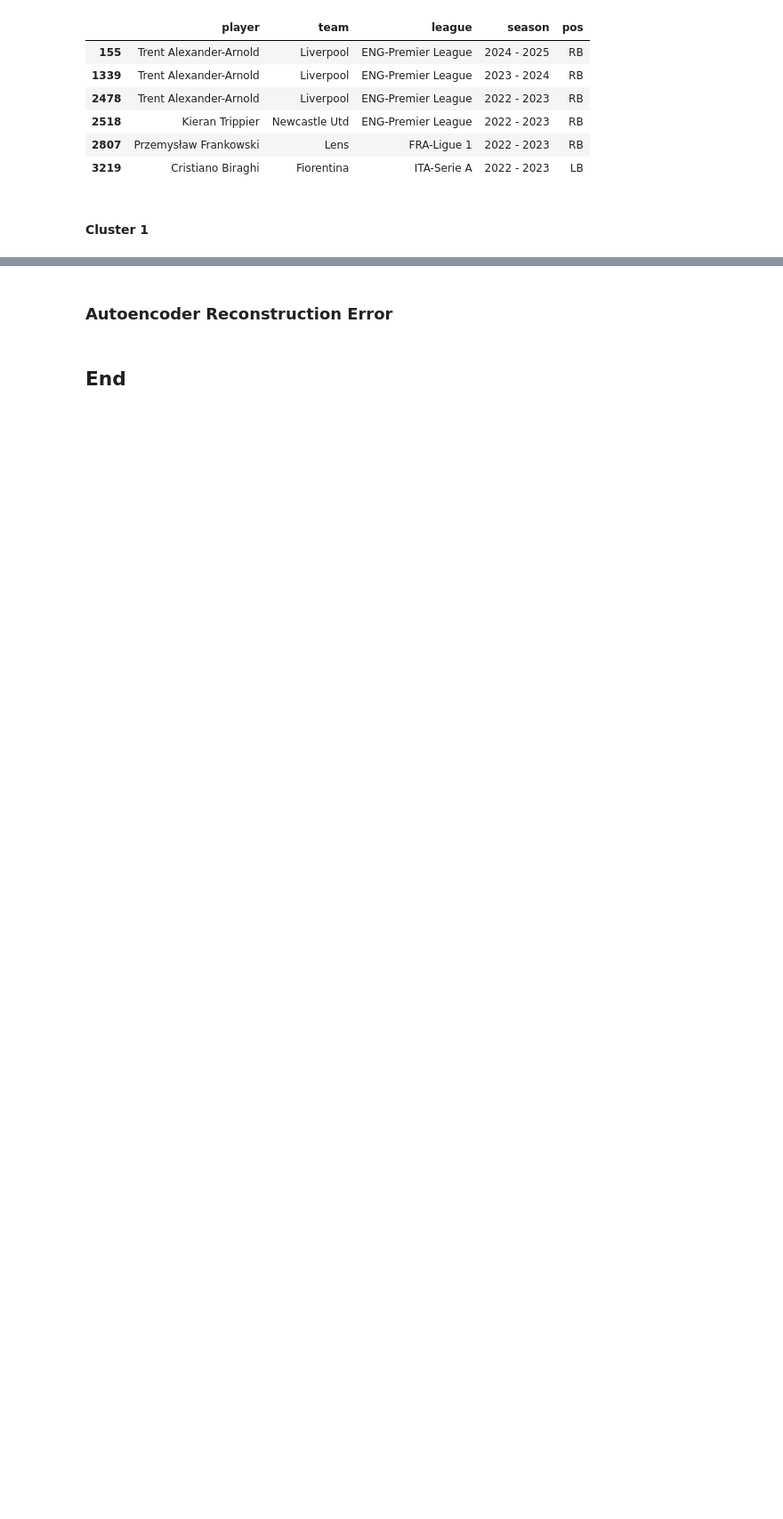
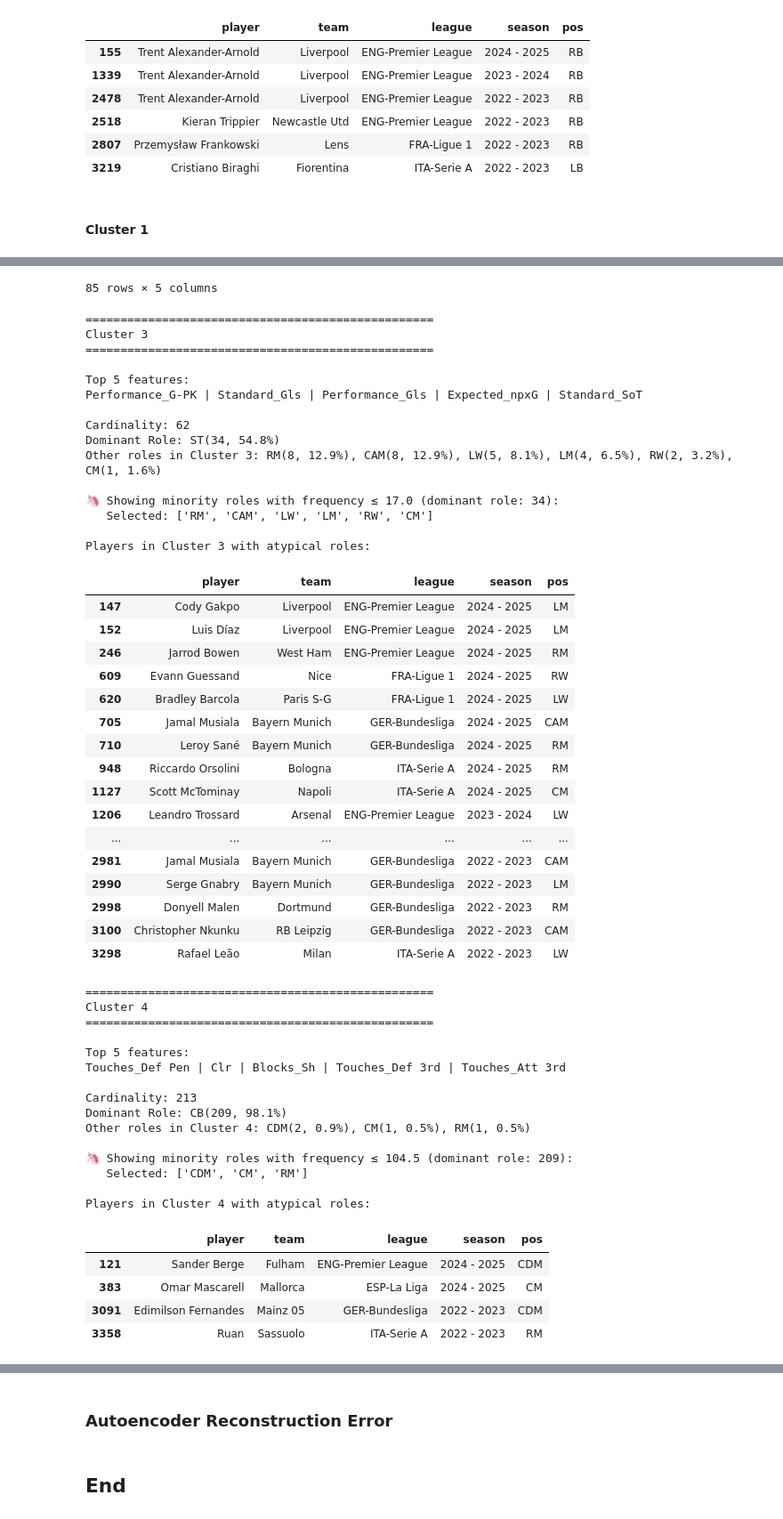
Before and after one commit to andreamurari/DataDriven_Soccer_Scouting, a Jupyter notebook: DataDriven_Soccer_Scouting.ipynb, the cells around one changed output, grey strips where cells are left out. Shown at 89% size. Cells and saved outputs as stored; diff of their text form; code cells hidden in the pictures; blank space fills up the shorter version.

```diff
--- a/DataDriven_Soccer_Scouting.ipynb
+++ b/DataDriven_Soccer_Scouting.ipynb
@@ -1046,16 +1086,7 @@ Players in Cluster 0 with atypical roles:
 # %% [markdown]
 #### Cluster 1
 # %%
-print("==============================================")
-print("Cluster 1")
-print("==============================================")
-
-print("\nTop 5 features:")
-print(df_cluster_profile[df_cluster_profile['Cluster'] == 1]['Top 5 Features'].values[0])
-
-print("\nCardinality:", df_cluster_profile[df_cluster_profile['Cluster'] == 1]['Player Count'].values[0])
-print("Dominant Role:", df_cluster_profile[df_cluster_profile['Cluster'] == 1]['Most Freq Pos'].values[0])
-print("Other roles in Cluster 1:", df_cluster_profile[df_cluster_profile['Cluster'] == 1]['Other Positions'].values[0])
-print("\nPlayers in Cluster 1 with atypical roles:")
-display(df_clusters[(df_clusters['cluster'] == 1) & (df_clusters['pos'] != 'ST')][['player', 'team', 'league', 'season', 'pos']])
+for i in range(k):
+    if minority_pos := print_cluster_analysis(i, df_clusters, df_cluster_profile):
+        display(df_clusters[(df_clusters['cluster'] == i) & (df_clusters['pos'].isin(minority_pos))][['player', 'team', 'league', 'season', 'pos']])
 # %% [output]
@@ -1090,0 +1174,53 @@ Players in Cluster 1 with atypical roles:
+85 rows × 5 columns
+==================================================
+Cluster 3
+==================================================
+
+Top 5 features:
+Performance_G-PK | Standard_Gls | Performance_Gls | Expected_npxG | Standard_SoT
+
+Cardinality: 62
+Dominant Role: ST(34, 54.8%)
+Other roles in Cluster 3: RM(8, 12.9%), CAM(8, 12.9%), LW(5, 8.1%), LM(4, 6.5%), RW(2, 3.2%), CM(1, 1.6%)
+
+🦄 Showing minority roles with frequency ≤ 17.0 (dominant role: 34):
+   Selected: ['RM', 'CAM', 'LW', 'LM', 'RW', 'CM']
+
+Players in Cluster 3 with atypical roles:
+|  | player | team | league | season | pos |
+| 147 | Cody Gakpo | Liverpool | ENG-Premier League | 2024 - 2025 | LM |
+| 152 | Luis Díaz | Liverpool | ENG-Premier League | 2024 - 2025 | LM |
+| 246 | Jarrod Bowen | West Ham | ENG-Premier League | 2024 - 2025 | RM |
+| 609 | Evann Guessand | Nice | FRA-Ligue 1 | 2024 - 2025 | RW |
+| 620 | Bradley Barcola | Paris S-G | FRA-Ligue 1 | 2024 - 2025 | LW |
+| 705 | Jamal Musiala | Bayern Munich | GER-Bundesliga | 2024 - 2025 | CAM |
+| 710 | Leroy Sané | Bayern Munich | GER-Bundesliga | 2024 - 2025 | RM |
+| 948 | Riccardo Orsolini | Bologna | ITA-Serie A | 2024 - 2025 | RM |
+| 1127 | Scott McTominay | Napoli | ITA-Serie A | 2024 - 2025 | CM |
+| 1206 | Leandro Trossard | Arsenal | ENG-Premier League | 2023 - 2024 | LW |
+| ... | ... | ... | ... | ... | ... |
+| 2981 | Jamal Musiala | Bayern Munich | GER-Bundesliga | 2022 - 2023 | CAM |
+| 2990 | Serge Gnabry | Bayern Munich | GER-Bundesliga | 2022 - 2023 | LM |
+| 2998 | Donyell Malen | Dortmund | GER-Bundesliga | 2022 - 2023 | RM |
+| 3100 | Christopher Nkunku | RB Leipzig | GER-Bundesliga | 2022 - 2023 | CAM |
+| 3298 | Rafael Leão | Milan | ITA-Serie A | 2022 - 2023 | LW |
+==================================================
+Cluster 4
+==================================================
+
+Top 5 features:
+Touches_Def Pen | Clr | Blocks_Sh | Touches_Def 3rd | Touches_Att 3rd
+
+Cardinality: 213
+Dominant Role: CB(209, 98.1%)
+Other roles in Cluster 4: CDM(2, 0.9%), CM(1, 0.5%), RM(1, 0.5%)
+
+🦄 Showing minority roles with frequency ≤ 104.5 (dominant role: 209):
+   Selected: ['CDM', 'CM', 'RM']
+
+Players in Cluster 4 with atypical roles:
+|  | player | team | league | season | pos |
+| 121 | Sander Berge | Fulham | ENG-Premier League | 2024 - 2025 | CDM |
+| 383 | Omar Mascarell | Mallorca | ESP-La Liga | 2024 - 2025 | CM |
+| 3091 | Edimilson Fernandes | Mainz 05 | GER-Bundesliga | 2022 - 2023 | CDM |
+| 3358 | Ruan | Sassuolo | ITA-Serie A | 2022 - 2023 | RM |
```
Also changed, not shown: parts of 10 cells of this notebook.
